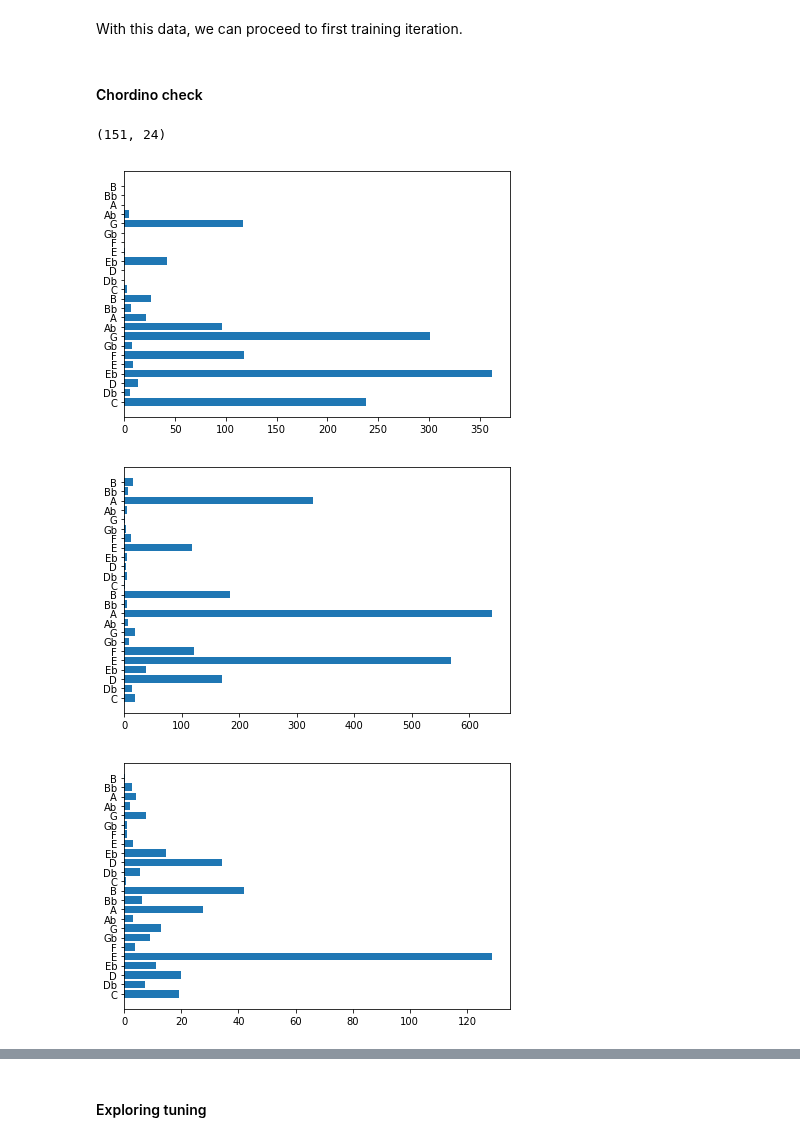
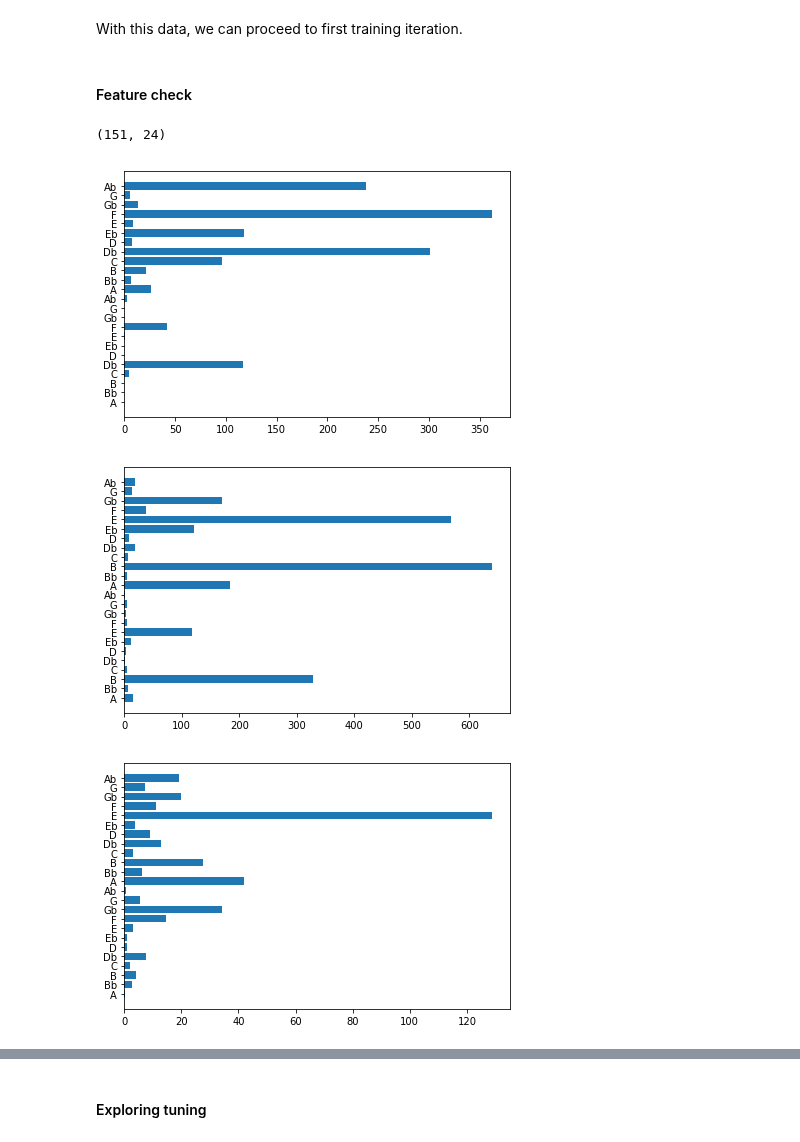
Before and after one commit to cjbayron/autochord, a Jupyter notebook: data_analysis.ipynb, the cells around one changed output, grey strips where cells are left out. Drawn from its saved outputs; the diff is of its cells as text; code cells hidden in the pictures.

Commit message:
add more feature checks

```diff
--- a/data_analysis.ipynb
+++ b/data_analysis.ipynb
@@ -700,7 +700,7 @@ all_chroma_vectors.shape, all_chord_labels.shape
 # %% [markdown]
 With this data, we can proceed to first training iteration.
 # %% [markdown]
-#### Chordino check
+#### Feature check
 # %%
 import numpy as np
 from scipy.signal import resample
@@ -723,27 +723,28 @@ def generate_chroma_from_wav(audio_fn, params={'rollon': 1.0}):
 # %%
 import matplotlib.pyplot as plt
 %matplotlib inline
 
-notes = ['C','Db','D','Eb','E','F','Gb','G','Ab','A','Bb','B']
+#notes = ['C','Db','D','Eb','E','F','Gb','G','Ab','A','Bb','B'] # this is WRONG!!!!
+notes = ['A','Bb','B', 'C','Db','D','Eb','E','F','Gb','G','Ab']
 cmx = generate_chroma_from_wav('data/freesound/c_major.wav')
 print(cmx.shape)
-plt.barh(range(24)[::-1], np.sum(cmx,axis=0))
+plt.barh(range(24), np.sum(cmx,axis=0))
 plt.yticks(range(24), notes+notes)
 plt.tight_layout()
 # %% [output]
 (151, 24)
-[figure, old version]
+[figure, new version]
 # %%
 cmx = generate_chroma_from_wav('data/freesound/a_major.wav')
-plt.barh(range(24)[::-1], np.sum(cmx,axis=0))
+plt.barh(range(24), np.sum(cmx,axis=0))
 plt.yticks(range(24), notes+notes)
 plt.tight_layout()
 # %% [output]
-[figure, old version]
+[figure, new version]
 # %%
 cmx = generate_chroma_from_wav('data/freesound/e4.wav')
-plt.barh(range(24)[::-1], np.sum(cmx,axis=0))
+plt.barh(range(24), np.sum(cmx,axis=0))
 plt.yticks(range(24), notes+notes)
 plt.tight_layout()
 # %% [output]
-[figure, old version]
+[figure, new version]
```
Also changed, not shown: parts of 18 cells of this notebook.
